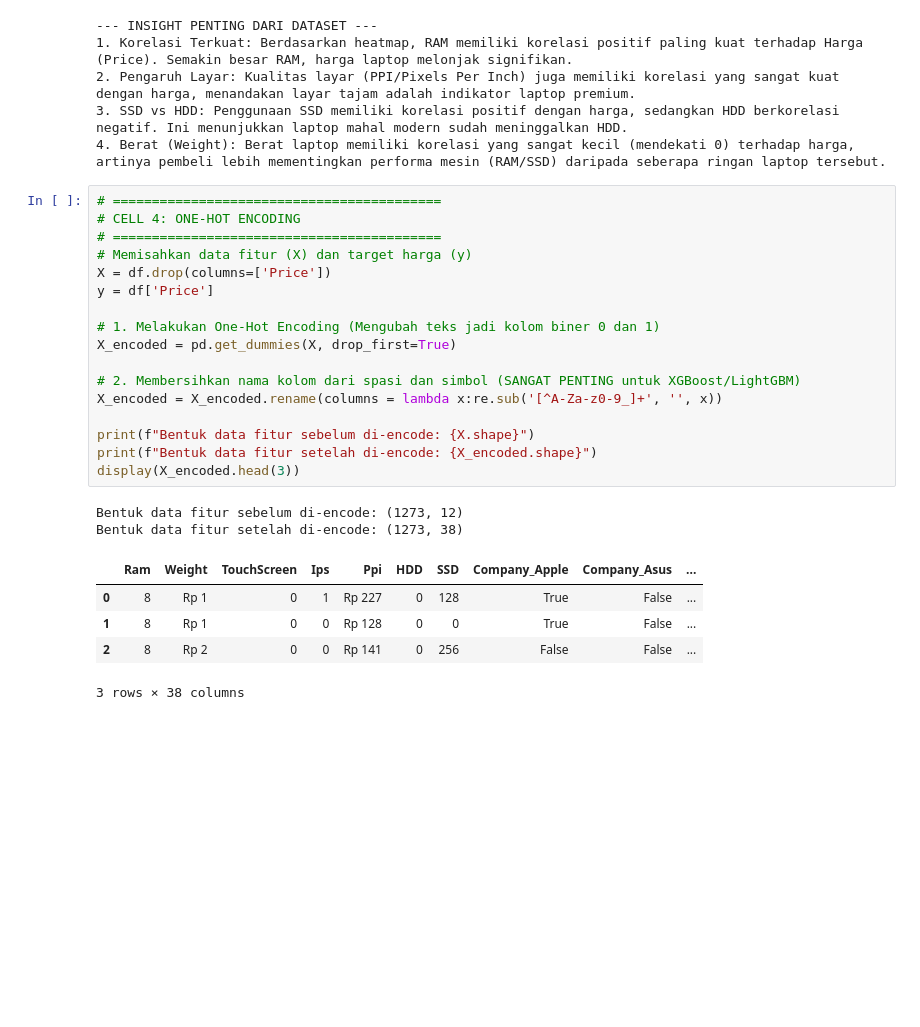
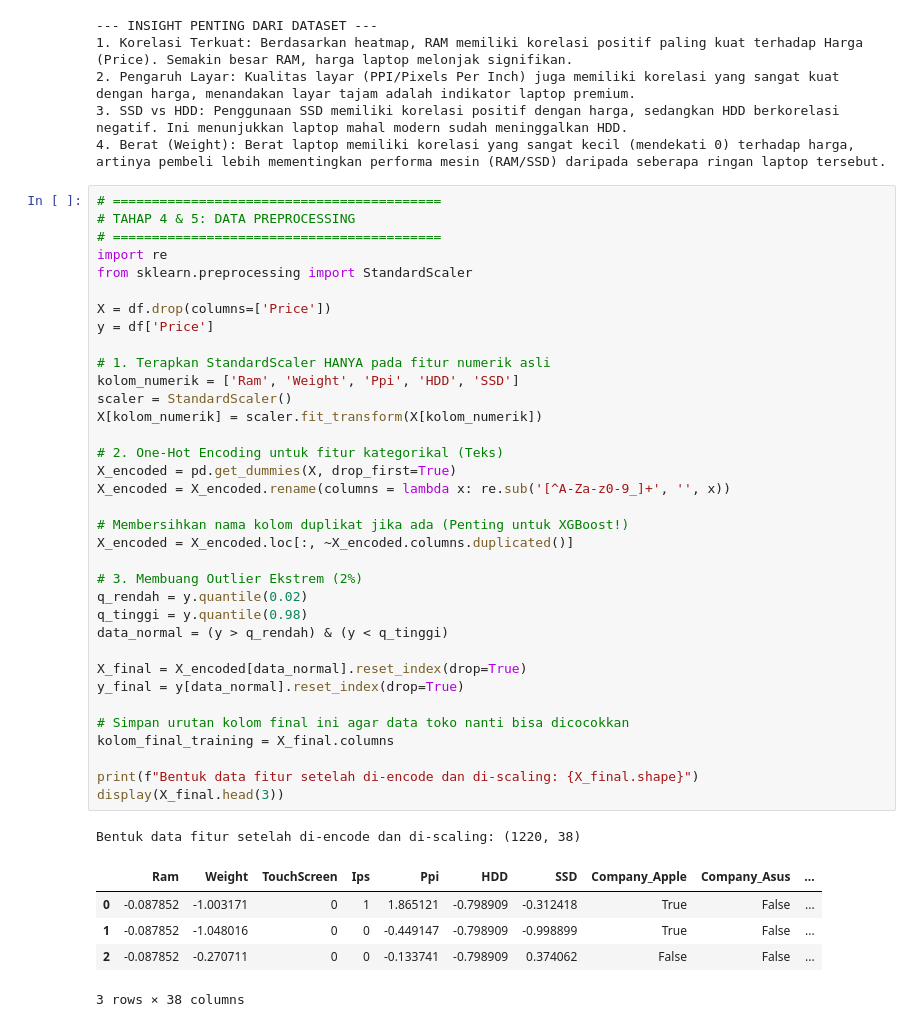
Before and after one commit to arilandrian/projectml, a Jupyter notebook: laptop.ipynb, the cells around one changed output. Drawn from its saved outputs; the diff is of its cells as text; blank space fills up the shorter version.

```diff
--- a/laptop.ipynb
+++ b/laptop.ipynb
@@ -117,28 +117,45 @@ print("4. Berat (Weight): Berat laptop memiliki korelasi yang sangat kecil (mend
 4. Berat (Weight): Berat laptop memiliki korelasi yang sangat kecil (mendekati 0) terhadap harga, artinya pembeli lebih mementingkan performa mesin (RAM/SSD) daripada seberapa ringan laptop tersebut.
 # %%
 # ==========================================
-# CELL 4: ONE-HOT ENCODING
+# TAHAP 4 & 5: DATA PREPROCESSING
 # ==========================================
-# Memisahkan data fitur (X) dan target harga (y)
+import re
+from sklearn.preprocessing import StandardScaler
+
 X = df.drop(columns=['Price'])
 y = df['Price']
 
-# 1. Melakukan One-Hot Encoding (Mengubah teks jadi kolom biner 0 dan 1)
+# 1. Terapkan StandardScaler HANYA pada fitur numerik asli
+kolom_numerik = ['Ram', 'Weight', 'Ppi', 'HDD', 'SSD']
+scaler = StandardScaler()
+X[kolom_numerik] = scaler.fit_transform(X[kolom_numerik])
+
+# 2. One-Hot Encoding untuk fitur kategorikal (Teks)
 X_encoded = pd.get_dummies(X, drop_first=True)
+X_encoded = X_encoded.rename(columns = lambda x: re.sub('[^A-Za-z0-9_]+', '', x))
 
-# 2. Membersihkan nama kolom dari spasi dan simbol (SANGAT PENTING untuk XGBoost/LightGBM)
-X_encoded = X_encoded.rename(columns = lambda x:re.sub('[^A-Za-z0-9_]+', '', x))
+# Membersihkan nama kolom duplikat jika ada (Penting untuk XGBoost!)
+X_encoded = X_encoded.loc[:, ~X_encoded.columns.duplicated()]
 
-print(f"Bentuk data fitur sebelum di-encode: {X.shape}")
-print(f"Bentuk data fitur setelah di-encode: {X_encoded.shape}")
-display(X_encoded.head(3))
+# 3. Membuang Outlier Ekstrem (2%)
+q_rendah = y.quantile(0.02)
+q_tinggi = y.quantile(0.98)
+data_normal = (y > q_rendah) & (y < q_tinggi)
+
+X_final = X_encoded[data_normal].reset_index(drop=True)
+y_final = y[data_normal].reset_index(drop=True)
+
+# Simpan urutan kolom final ini agar data toko nanti bisa dicocokkan
+kolom_final_training = X_final.columns
+
+print(f"Bentuk data fitur setelah di-encode dan di-scaling: {X_final.shape}")
+display(X_final.head(3))
 # %% [output]
-Bentuk data fitur sebelum di-encode: (1273, 12)
-Bentuk data fitur setelah di-encode: (1273, 38)
+Bentuk data fitur setelah di-encode dan di-scaling: (1220, 38)
 |  | Ram | Weight | TouchScreen | Ips | Ppi | HDD | SSD | Company_Apple | Company_Asus | ... |
-| 0 | 8 | Rp 1 | 0 | 1 | Rp 227 | 0 | 128 | True | False | ... |
-| 1 | 8 | Rp 1 | 0 | 0 | Rp 128 | 0 | 0 | True | False | ... |
-| 2 | 8 | Rp 2 | 0 | 0 | Rp 141 | 0 | 256 | False | False | ... |
+| 0 | -0.087852 | -1.003171 | 0 | 1 | 1.865121 | -0.798909 | -0.312418 | True | False | ... |
+| 1 | -0.087852 | -1.048016 | 0 | 0 | -0.449147 | -0.798909 | -0.998899 | True | False | ... |
+| 2 | -0.087852 | -0.270711 | 0 | 0 | -0.133741 | -0.798909 | 0.374062 | False | False | ... |
 3 rows × 38 columns
 # %%
 # ==========================================
```
Also changed, not shown: parts of 5 cells of this notebook.
